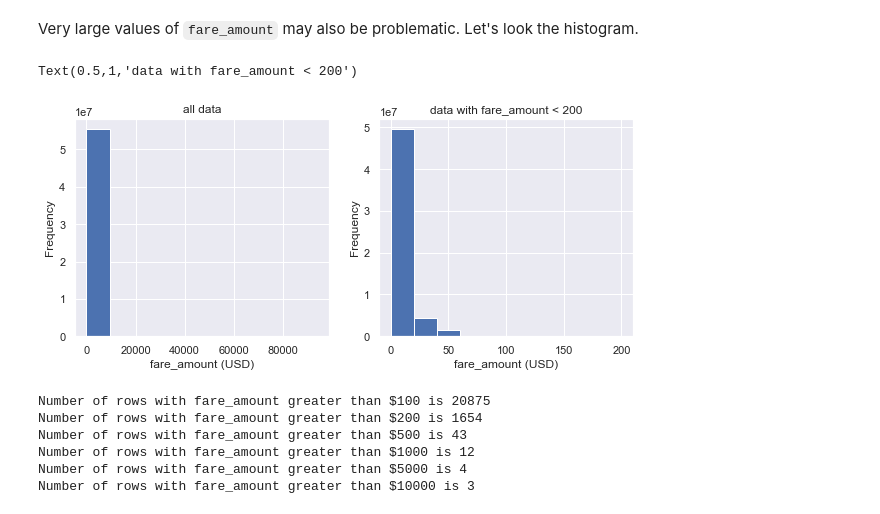
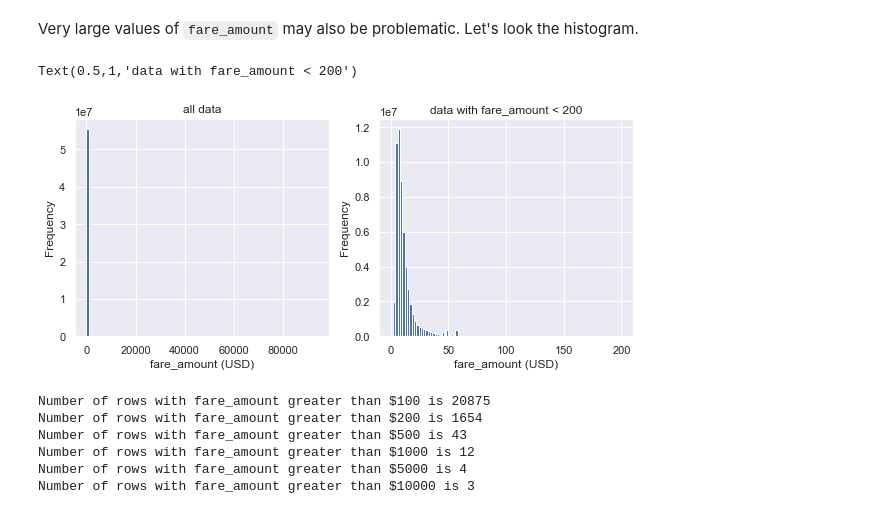
Before and after one commit to nguyentrunghai/Kaggle_projects, a Jupyter notebook: New_York_City_Taxi_Fare/data_cleaning.ipynb, the cells around one changed output. Saved outputs shown, nothing was run; the diff lists cells and outputs as text; code cells hidden in the pictures.

```diff
--- a/New_York_City_Taxi_Fare/data_cleaning.ipynb
+++ b/New_York_City_Taxi_Fare/data_cleaning.ipynb
@@ -205,16 +205,16 @@ Shape after dropping: (55421026, 7)
 Very large values of `fare_amount` may also be problematic. Let's look the histogram.
 # %%
 fig, ax = plt.subplots(nrows=1, ncols=2, figsize=(10, 4))
-train_df["fare_amount"].plot(kind="hist", ax=ax[0])
+train_df["fare_amount"].plot(kind="hist", ax=ax[0], bins=100)
 ax[0].set_xlabel("fare_amount (USD)")
 ax[0].set_title("all data")
 
 train_df.loc[train_df["fare_amount"] < 200, "fare_amount"].plot(kind="hist", bins=100, ax=ax[1])
 ax[1].set_xlabel("fare_amount (USD)")
 ax[1].set_title("data with fare_amount < 200")
 # %% [output]
 Text(0.5,1,'data with fare_amount < 200')
-[figure, old version]
+[figure, new version]
 # %%
 for fare in [100, 200, 500, 1000, 5000, 10000]:
     print("Number of rows with fare_amount greater than $%d is %d" %(fare, (train_df["fare_amount"] > fare).sum()))
```
Also changed, not shown: parts of 14 cells of this notebook.
